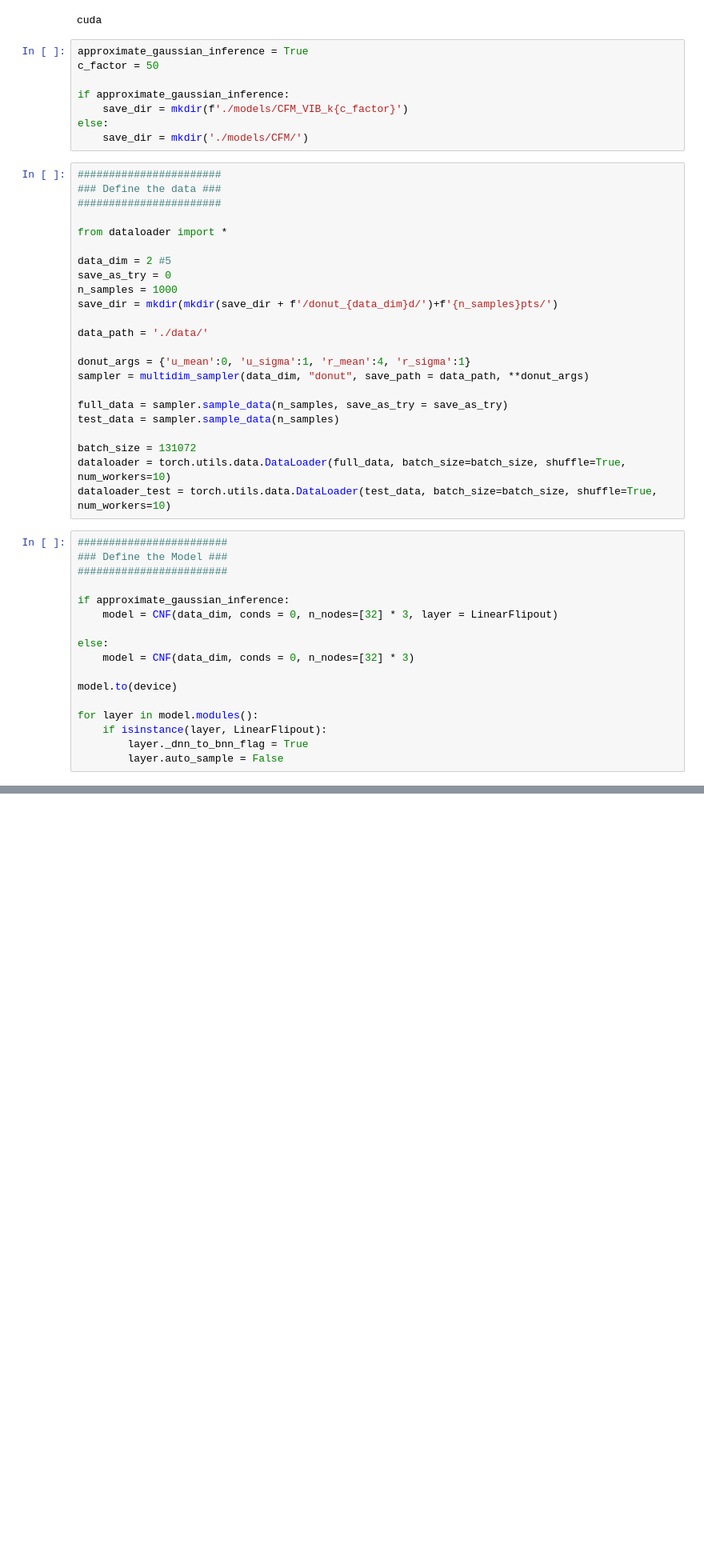
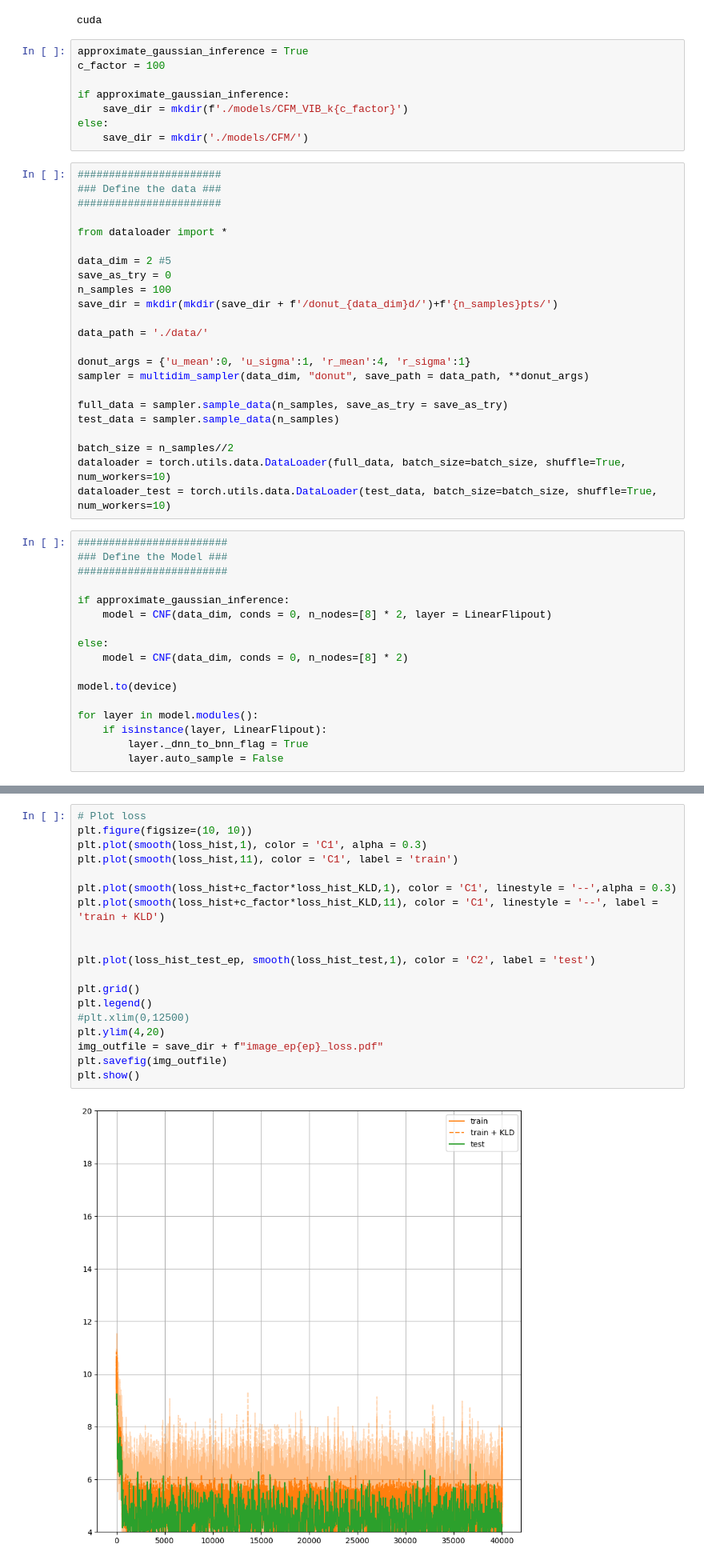
Before and after one commit to sbieringer/Bayesiamplify, a Jupyter notebook: cond_flow_matching.ipynb, the cells around one changed output, grey strips where cells are left out. Shown at 80% size. Cells and saved outputs as stored; diff of their text form; blank space fills up the shorter version.

```diff
--- a/cond_flow_matching.ipynb
+++ b/cond_flow_matching.ipynb
@@ -51,7 +51,7 @@ print(device)
 cuda
 # %%
 approximate_gaussian_inference = True
-c_factor = 50
+c_factor = 100
 
 if approximate_gaussian_inference:
     save_dir = mkdir(f'./models/CFM_VIB_k{c_factor}')
@@ -66,7 +66,7 @@ from dataloader import *
 
 data_dim = 2 #5
 save_as_try = 0
-n_samples = 1000
+n_samples = 100
 save_dir = mkdir(mkdir(save_dir + f'/donut_{data_dim}d/')+f'{n_samples}pts/')
 
 data_path = './data/'
@@ -77,7 +77,7 @@ sampler = multidim_sampler(data_dim, "donut", save_path = data_path, **donut_arg
 full_data = sampler.sample_data(n_samples, save_as_try = save_as_try)
 test_data = sampler.sample_data(n_samples)
 
-batch_size = 131072
+batch_size = n_samples//2
 dataloader = torch.utils.data.DataLoader(full_data, batch_size=batch_size, shuffle=True, num_workers=10)
 dataloader_test = torch.utils.data.DataLoader(test_data, batch_size=batch_size, shuffle=True, num_workers=10)
 # %%
@@ -86,10 +86,10 @@ dataloader_test = torch.utils.data.DataLoader(test_data, batch_size=batch_size,
 ########################
 
 if approximate_gaussian_inference:
-    model = CNF(data_dim, conds = 0, n_nodes=[32] * 3, layer = LinearFlipout)
+    model = CNF(data_dim, conds = 0, n_nodes=[8] * 2, layer = LinearFlipout)
 
 else:
-    model = CNF(data_dim, conds = 0, n_nodes=[32] * 3)
+    model = CNF(data_dim, conds = 0, n_nodes=[8] * 2)
 
 model.to(device)
 
@@ -211,3 +200,24 @@ saved model at ./models/CFM_VIB_k50/donut_2d/1000pts/model_199.pth
+# %%
+# Plot loss
+plt.figure(figsize=(10, 10))
+plt.plot(smooth(loss_hist,1), color = 'C1', alpha = 0.3)
+plt.plot(smooth(loss_hist,11), color = 'C1', label = 'train')
+
+plt.plot(smooth(loss_hist+c_factor*loss_hist_KLD,1), color = 'C1', linestyle = '--',alpha = 0.3)
+plt.plot(smooth(loss_hist+c_factor*loss_hist_KLD,11), color = 'C1', linestyle = '--', label = 'train + KLD')
+
+
+plt.plot(loss_hist_test_ep, smooth(loss_hist_test,1), color = 'C2', label = 'test')
+
+plt.grid()
+plt.legend()
+#plt.xlim(0,12500)
+plt.ylim(4,20)
+img_outfile = save_dir + f"image_ep{ep}_loss.pdf"
+plt.savefig(img_outfile)
+plt.show()
+# %% [output]
+[figure, added]
 # %%
 print(sum(p.numel() for p in model.parameters()))
 # %% [output]
```
Also changed, not shown: parts of 11 cells of this notebook.
